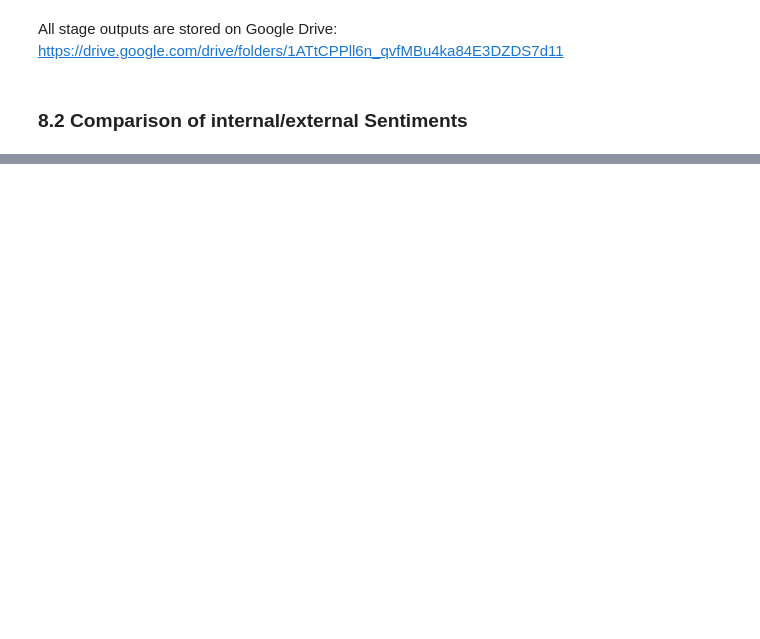
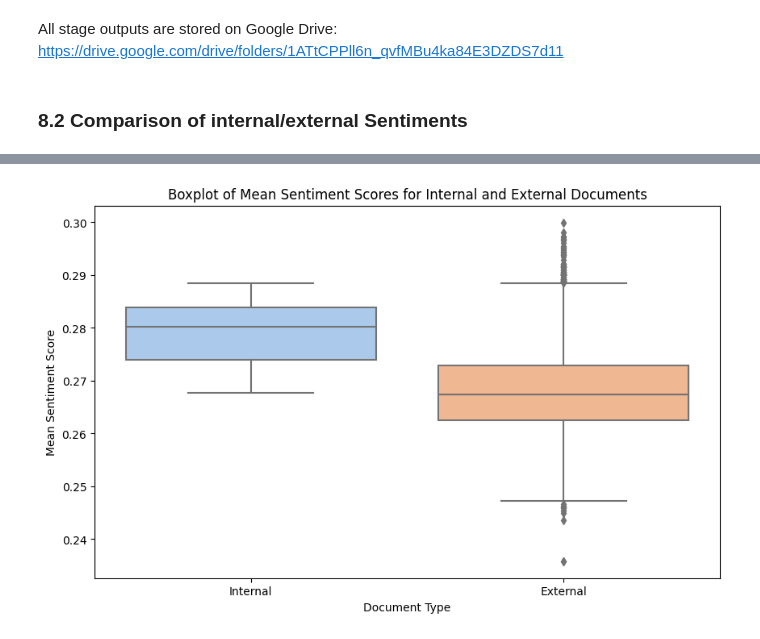
Before and after one commit to syX113/hslu-nlp, a Jupyter notebook: stage3/03-train-classifier.ipynb, the cells around one changed output, grey strips where cells are left out. Cells and saved outputs as stored; diff of their text form; code cells hidden in the pictures; blank space fills up the shorter version.

Commit message:
added visualizations to compare ext/int sentiment

```diff
--- a/stage3/03-train-classifier.ipynb
+++ b/stage3/03-train-classifier.ipynb
@@ -1145,11 +1142,13 @@ plt.show()
 # %%
 # Create a new DataFrame for boxplot
 boxplot_df = final_df.copy()
 boxplot_df['Document Type'] = boxplot_df['internal'].map({0: 'External', 1: 'Internal'})
 
 plt.figure(figsize=(10, 6))
-sns.boxplot(x='Document Type', y='st3_sentiment_llm_continuous_mean', data=boxplot_df, palette='Set3')
+sns.boxplot(x='Document Type', y='st3_sentiment_llm_continuous_mean', data=boxplot_df, palette='pastel')
 plt.title('Boxplot of Mean Sentiment Scores for Internal and External Documents')
 plt.xlabel('Document Type')
 plt.ylabel('Mean Sentiment Score')
 plt.show()
+# %% [output]
+[figure, added]
```
Also changed, not shown: parts of 3 cells of this notebook, 1 other file.
